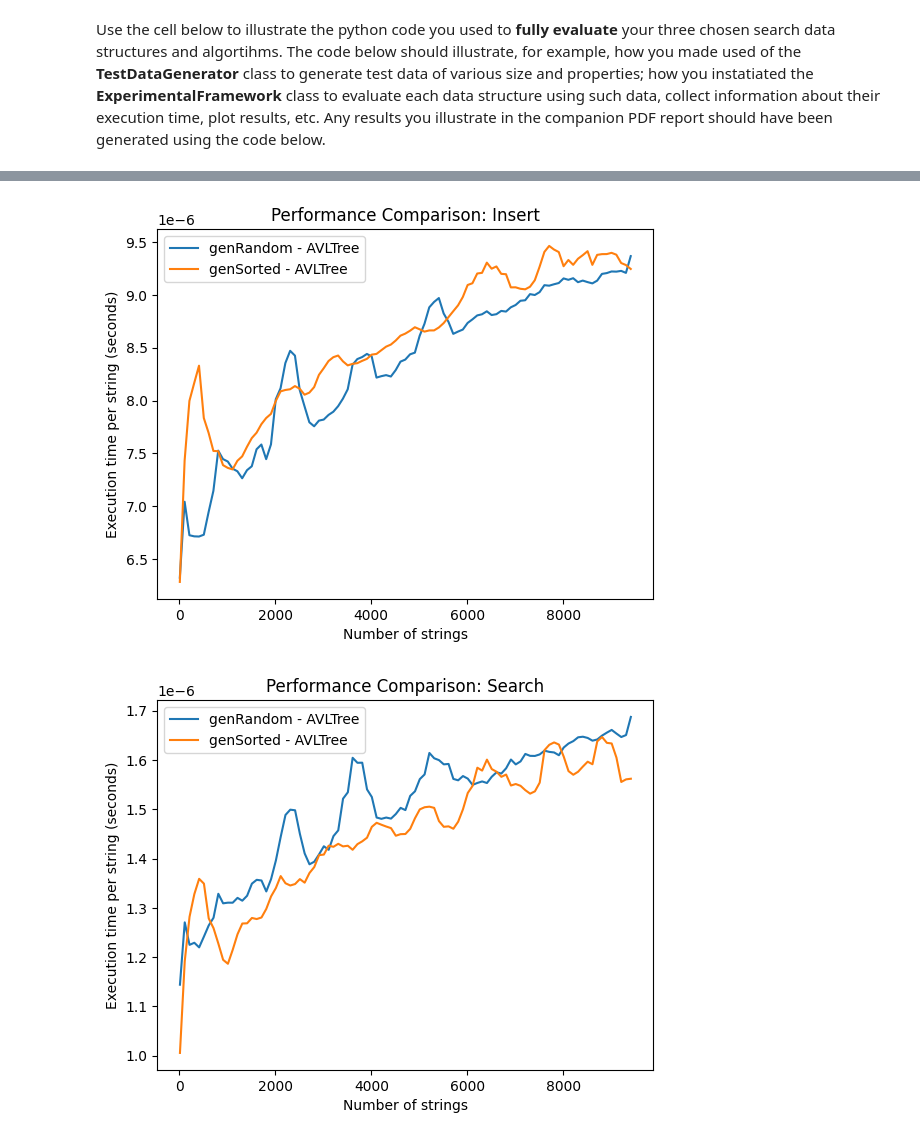
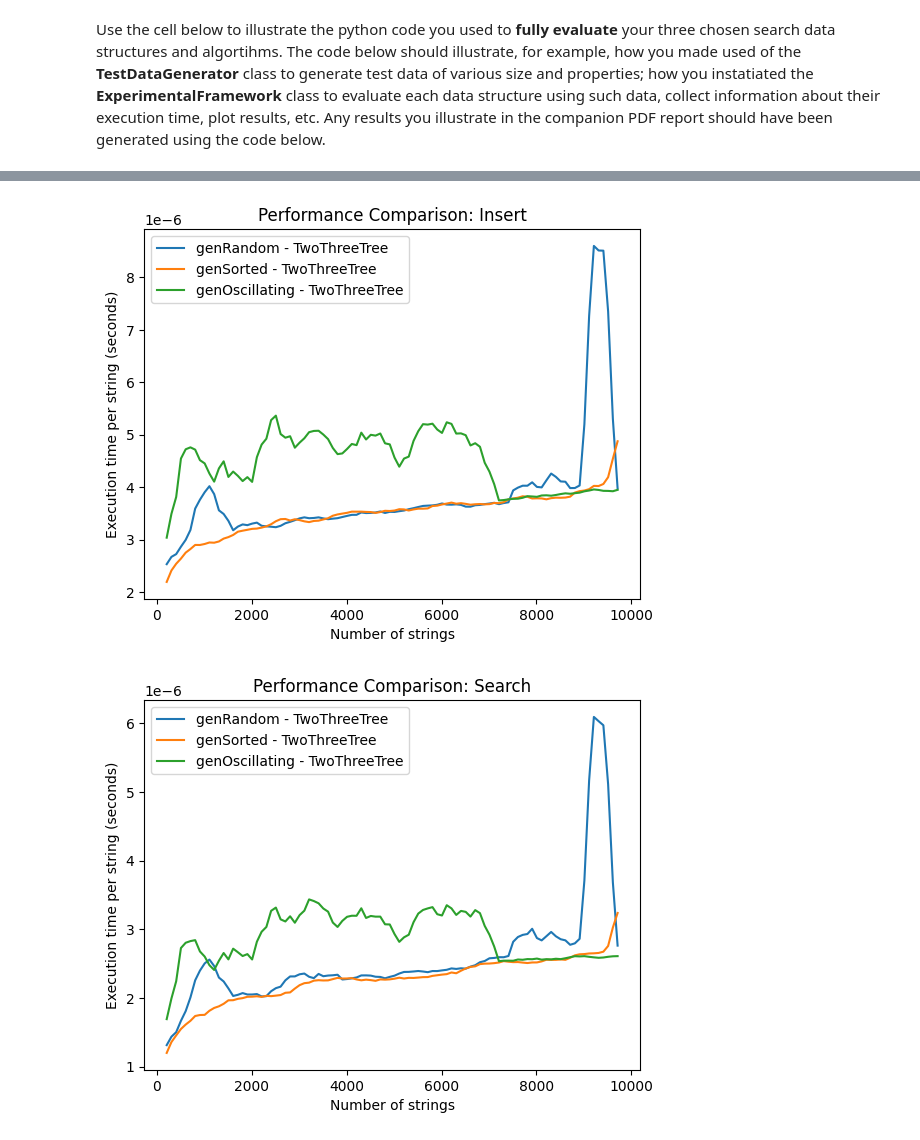
Before and after one commit to Fateh-Aletomeh/Algorithms-Coursework, a Jupyter notebook: grp-017-0005code.ipynb, the cells around one changed output, grey strips where cells are left out. Cells and saved outputs as stored; diff of their text form; code cells hidden in the pictures.

```diff
--- a/grp-017-0005code.ipynb
+++ b/grp-017-0005code.ipynb
@@ -493,7 +493,7 @@ class ExperimentalFramework():
 
     def calcMovingAverage(self, result: list[float]) -> list[float]:
         new_result: list[float] = []
-        for i in range(len(result) - self.WINDOW_LEN):
+        for i in range(len(result) - self.WINDOW_LEN + 1):
             new_result.append(sum(result[i:i+self.WINDOW_LEN]) / self.WINDOW_LEN)
         return new_result
 
@@ -501,7 +501,7 @@ class ExperimentalFramework():
         for gen_type, data_structures in results.items():
             for ds, times in data_structures.items():
                 times = self.calcMovingAverage(times)
-                plt.plot(list(range(self.START_SIZE, size - self.WINDOW_LEN*interval, interval)), times, label=f'{gen_type} - {ds.__name__}')
+                plt.plot(list(range(self.START_SIZE + self.WINDOW_LEN//2*interval, size - self.WINDOW_LEN//2*interval, interval)), times, label=f'{gen_type} - {ds.__name__}')
 
         plt.title(f"Performance Comparison: {title}")
         plt.xlabel("Number of strings")
@@ -544,11 +544,11 @@ Use the cell below to illustrate the python code you used to **fully evaluate**
 
 framework = ExperimentalFramework()
 
-data_structures = [AVLTree]
+data_structures = [TwoThreeTree]
 size = 10**4
 interval = 100
 iterations = 30
-gen_type = ["genRandom", "genSorted"]     # TestDataGenerator method name
+gen_type = ["genRandom", "genSorted", "genOscillating"]     # TestDataGenerator method name
 
 framework.evaluateExperiment(data_structures, size, interval, iterations, gen_type)
 # %% [output]
@@ -572,2 +572,2 @@ AVLTree: genSorted, 9910
-[figure, old version]
+[figure, new version]
-[figure, old version]
+[figure, new version]
```
Also changed, not shown: parts of 1 cell of this notebook.
